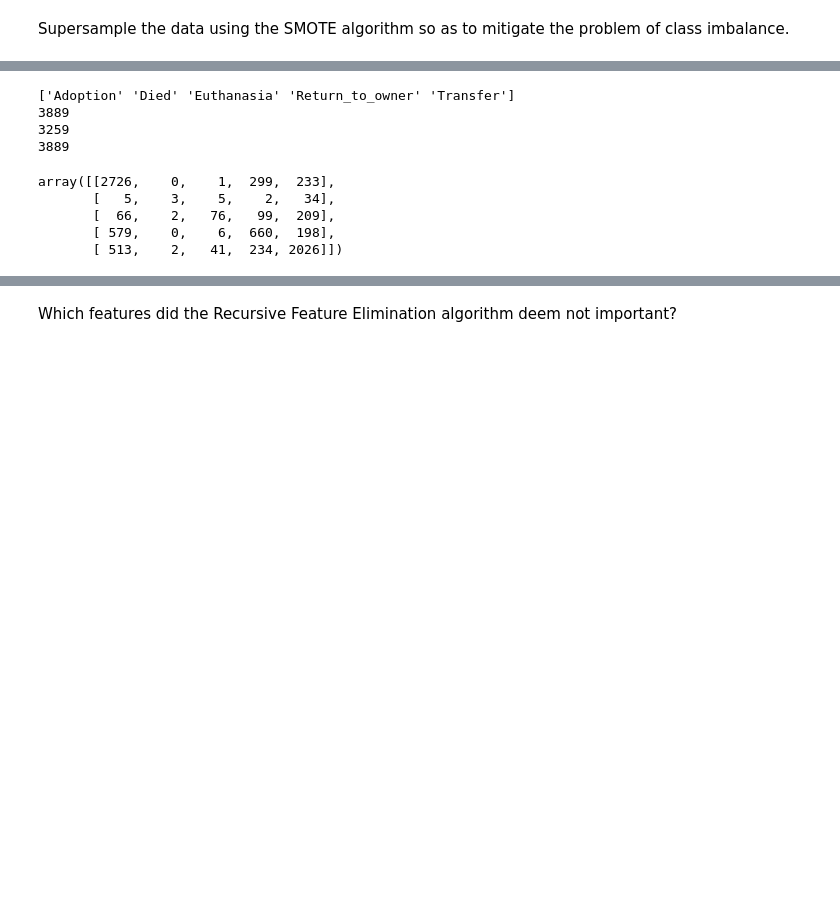
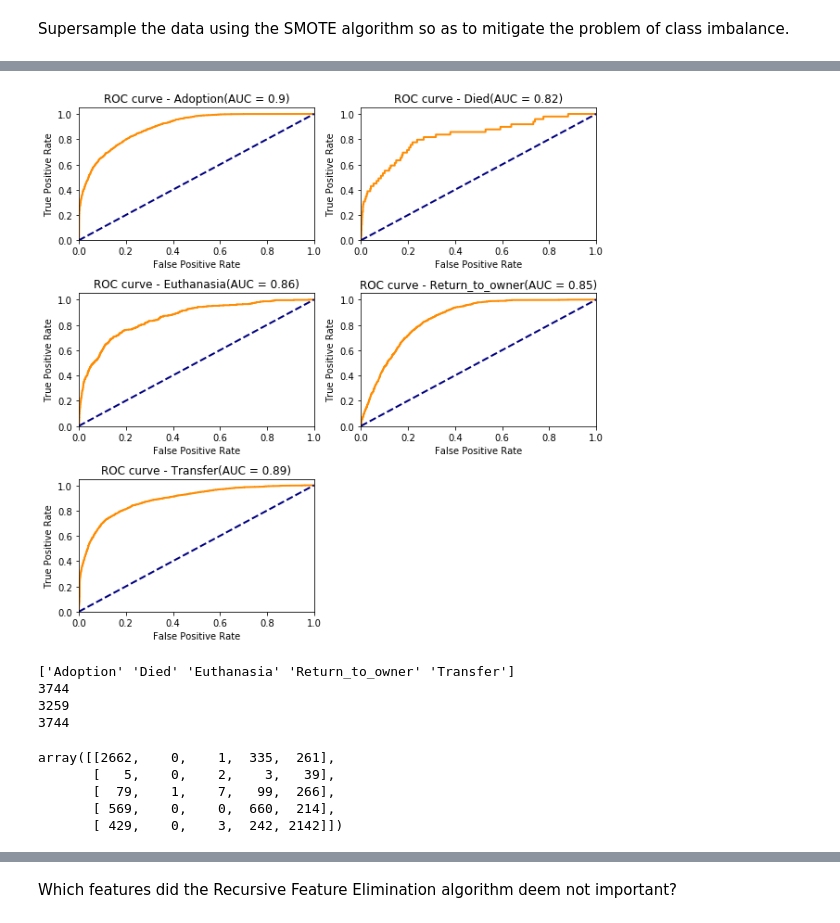
Before and after one commit to etibonuni/ICS5110-Applied-Machine-Learning, a Jupyter notebook: ML-Assignmnent/Animal Shelter/Animal Shelter Predictions-Copy2.ipynb, the cells around one changed output, grey strips where cells are left out. Saved outputs shown, nothing was run; the diff lists cells and outputs as text; code cells hidden in the pictures; blank space fills up the shorter version.

```diff
--- a/ML-Assignmnent/Animal Shelter/Animal Shelter Predictions-Copy2.ipynb
+++ b/ML-Assignmnent/Animal Shelter/Animal Shelter Predictions-Copy2.ipynb
@@ -653,14 +848,42 @@ Fitting 3 folds for each of 10 candidates, totalling 30 fits
 # %%
 from numpy import nan
+from numpy import loadtxt
+from numpy import sort
+import xgboost as xgb
+from sklearn.model_selection import train_test_split
+from sklearn.metrics import accuracy_score
+from sklearn.feature_selection import SelectFromModel
+
 #params={'reg_alpha': 31.6227766, 'n_jobs': 2, 'colsample_bytree': 0.92004019236052659, 'missing': nan, 'learning_rate': 0.45372879619918061, 'n_estimators': 172, 'subsample': 0.4933391563450169, 'objective': 'multi:softprob', 'max_depth': 43}
-params={'reg_alpha': 5.62341325, 'n_jobs': 2, 'colsample_bytree': 0.52605500347528933, 'missing': nan, 'learning_rate': 0.064258457713594841, 'n_estimators': 140, 'subsample': 0.98851834712965414, 'objective': 'multi:softprob', 'max_depth': 8}
-GB = xgb.XGBClassifier(**params)
+#params={'reg_alpha': 5.62341325, 'n_jobs': 2, 'colsample_bytree': 0.52605500347528933, 'missing': nan, 'learning_rate': 0.064258457713594841, 'n_estimators': 140, 'subsample': 0.98851834712965414, 'objective': 'multi:softprob', 'max_depth': 8}
+#params={'reg_alpha': 0.26826957952797248, 'n_jobs': 2, 'colsample_bytree': 0.48923015934746311, 'missing': nan, 'learning_rate': 0.6550359822797861, 'n_estimators': 67, 'subsample': 0.97882979580504648, 'objective': 'multi:softprob', 'max_depth': 74}
+params={'reg_alpha': 1.9306977288832496, 'n_jobs': 2, 'colsample_bytree': 0.35862752851284113, 'missing': nan, 'learning_rate': 0.051634873902333678, 'n_estimators': 380, 'subsample': 0.76031413429698103, 'objective': 'multi:softprob', 'max_depth': 34}
+GB = xgb.XGBClassifier(**params)#**search_GB.best_params_)
+#GB.fit(X_train, y_train)
+#
+#thresholds = sort(GB.feature_importances_)
+#for thresh in thresholds:
+#    # select features using threshold
+#    selection = SelectFromModel(GB, threshold=thresh, prefit=True)
+#    select_X_train = selection.transform(X_train)
+#    # train model
+#    selection_model = XGBClassifier()
+#    selection_model.fit(select_X_train, y_train)
+#    # eval model
+#    select_X_test = selection.transform(X_test)
+#    y_pred = selection_model.predict(select_X_test)
+#    predictions = [round(value) for value in y_pred]
+#    accuracy = accuracy_score(y_test, predictions)
+#    print("Thresh=%.3f, n=%d, Accuracy: %.2f%%" % (thresh, select_X_train.shape[1], accuracy*100.0))
+GB.fit(X_train, y_train[:,0])
 
-GB.fit(X_train, y_train)
+prepreds = preclf.predict(X_test_pre_red)
+prepreds = np.reshape(prepreds, (len(prepreds), 1))
+print prepreds
+print X_test_pre_red.shape
+preds = GB.predict(np.hstack((X_test_pre_red, prepreds))[:,final_support])#X_test)
 
-preds = GB.predict(X_test)
-
-proba = GB.predict_proba(X_test)
+proba = GB.predict_proba(np.hstack((X_test_pre_red, prepreds))[:,final_support])#X_test)
 
 print preds
 print proba
@@ -749,21 +955,26 @@ log loss= 0.756513834199
+# %%
+y_test_bin = label_binarize(y_test[:,0], GB.classes_)
+plotROCCurves(GB.classes_, labelMapper.features[0][1].inverse_transform(GB.classes_), y_test_bin, proba)
+# %% [output]
+[figure, added]
 # %%
 from sklearn.metrics import confusion_matrix
 print labelMapper.features[0][1].inverse_transform(GB.classes_)
-cm = confusion_matrix(y_test, preds)
+cm = confusion_matrix(y_test[:,0], preds)#y_train[:,0]
 print np.sum(preds==0)
-print np.sum(y_test==0)
+print np.sum(y_test[:,0]==0)
 print sum(cm[:,0])
 cm
 # %% [output]
 ['Adoption' 'Died' 'Euthanasia' 'Return_to_owner' 'Transfer']
-3889
+3744
 3259
-3889
+3744
-array([[2726,    0,    1,  299,  233],
-       [   5,    3,    5,    2,   34],
-       [  66,    2,   76,   99,  209],
-       [ 579,    0,    6,  660,  198],
-       [ 513,    2,   41,  234, 2026]])
+array([[2662,    0,    1,  335,  261],
+       [   5,    0,    2,    3,   39],
+       [  79,    1,    7,   99,  266],
+       [ 569,    0,    0,  660,  214],
+       [ 429,    0,    3,  242, 2142]])
 # %%
 
 from sklearn.feature_selection import RFECV
```
Also changed, not shown: parts of 24 cells of this notebook, 1 other file.
